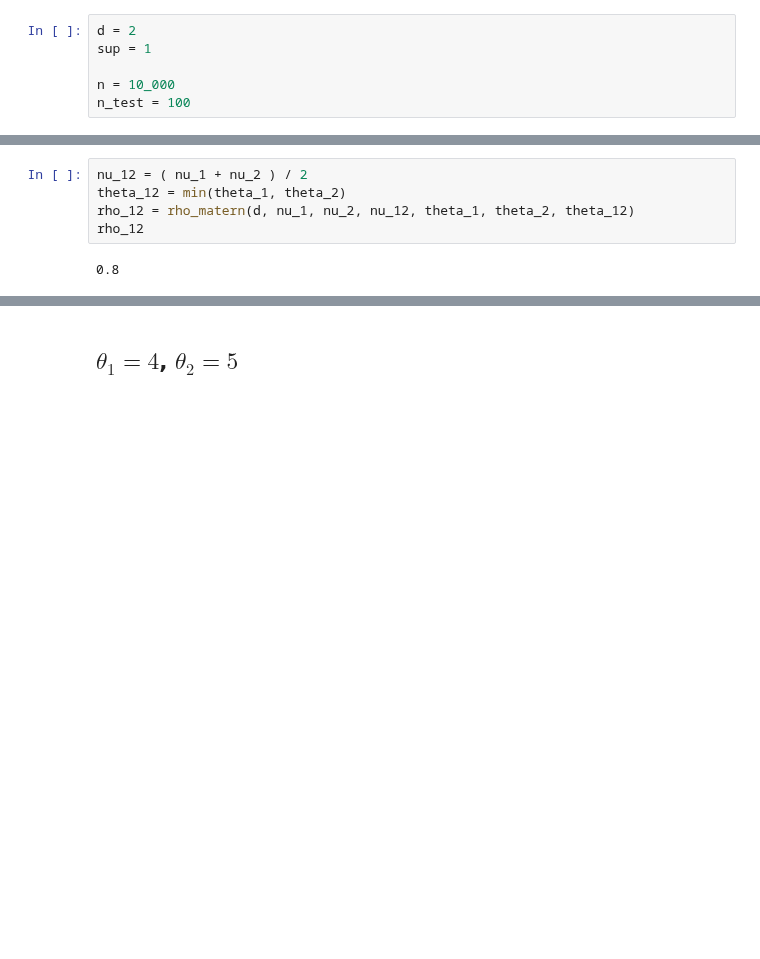
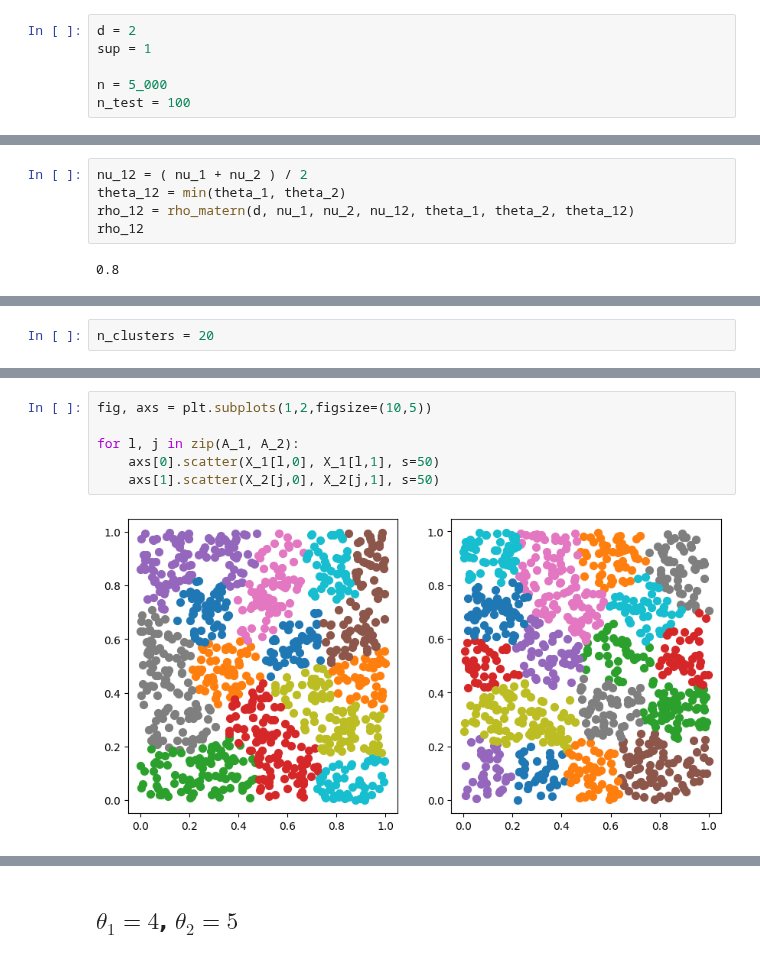
Before and after one commit to AlejandroVillazonG/NestedCoKriging, a Jupyter notebook: experiments_d_2.ipynb, the cells around one changed output, grey strips where cells are left out. Cells and saved outputs as stored; diff of their text form; blank space fills up the shorter version.

```diff
--- a/experiments_d_2.ipynb
+++ b/experiments_d_2.ipynb
@@ -15,7 +23,7 @@ def rho_matern(d, nu_1, nu_2, nu_12, theta_1, theta_2, theta_12):
 d = 2
 sup = 1
 
-n = 10_000
+n = 5_000
 n_test = 100
 # %% [markdown]
 # $\nu_{1} = \nu_{2} = 1/2$
@@ -362,0 +59,2 @@ plt.xticks(range(1, 1 + len(ns_clusters)),
+# %%
+n_clusters = 20
@@ -362,0 +79,8 @@ plt.xticks(range(1, 1 + len(ns_clusters)),
+# %%
+fig, axs = plt.subplots(1,2,figsize=(10,5))
+
+for l, j in zip(A_1, A_2):
+    axs[0].scatter(X_1[l,0], X_1[l,1], s=50)
+    axs[1].scatter(X_2[j,0], X_2[j,1], s=50)
+# %% [output]
+[figure, added]
```
Also changed, not shown: parts of 144 cells of this notebook, 1 other file.
